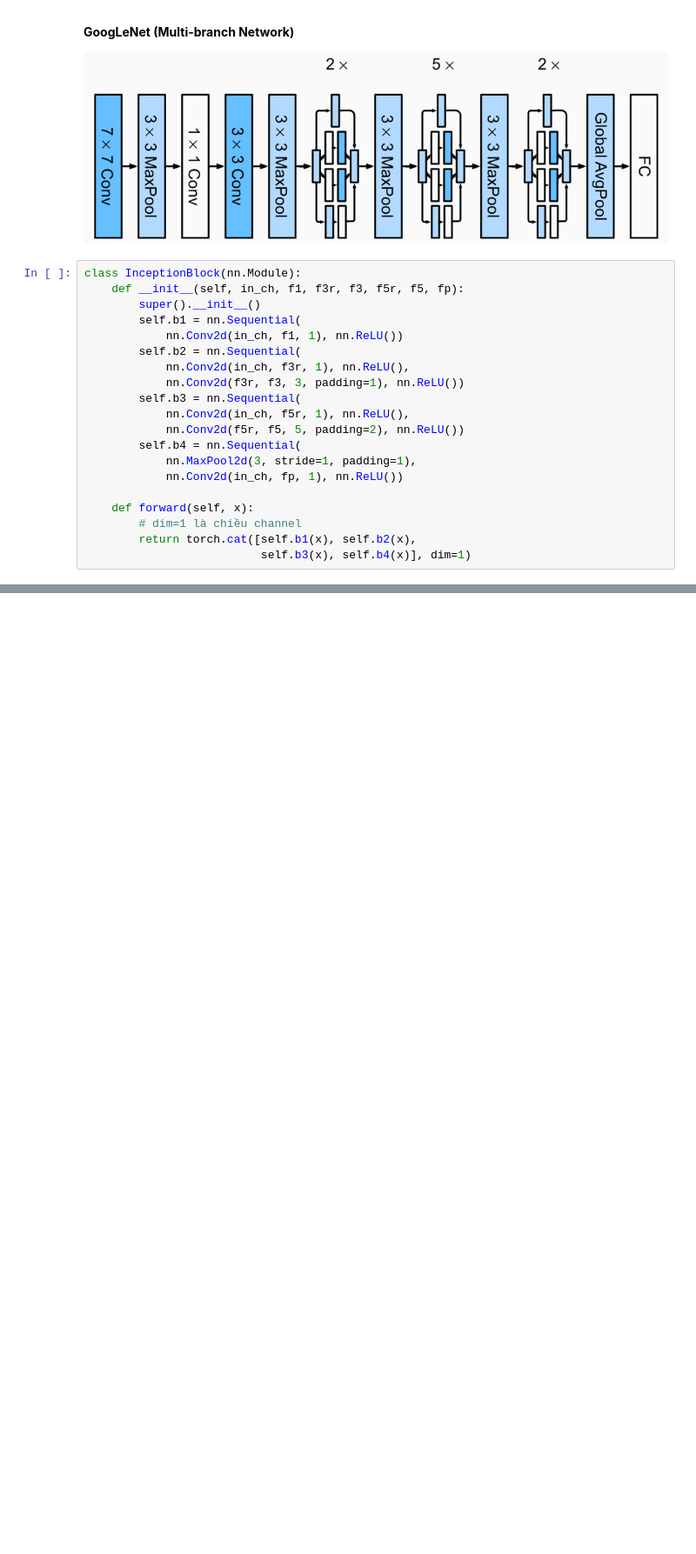
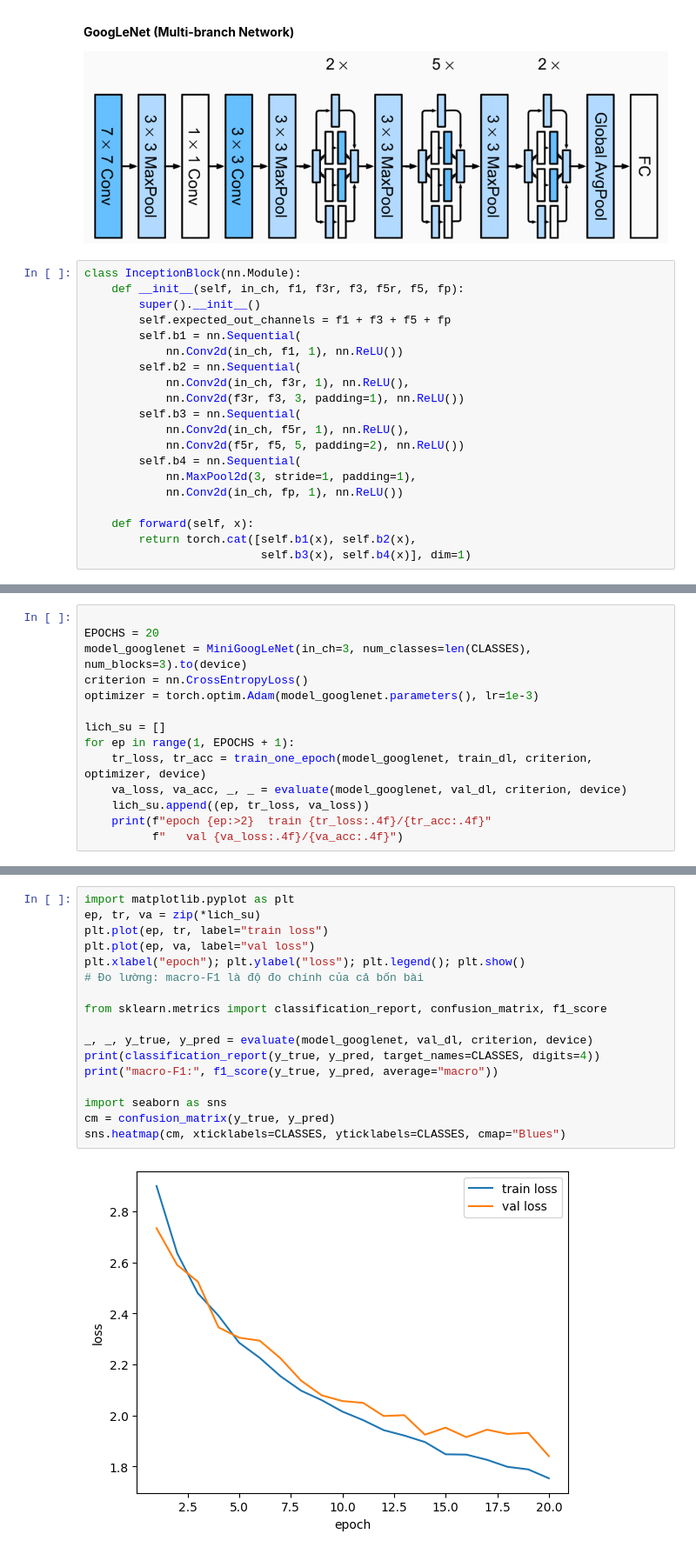
Before and after one commit to thefakeshadow/THUC-HANH-BUOI-2-DS201, a Jupyter notebook: submission.ipynb, the cells around one changed output, grey strips where cells are left out. Shown at 87% size. Cells and saved outputs as stored; diff of their text form; blank space fills up the shorter version.

```diff
--- a/submission.ipynb
+++ b/submission.ipynb
@@ -489,6 +493,7 @@ macro-F1: 0.3115456311280996
 class InceptionBlock(nn.Module):
     def __init__(self, in_ch, f1, f3r, f3, f5r, f5, fp):
         super().__init__()
+        self.expected_out_channels = f1 + f3 + f5 + fp
         self.b1 = nn.Sequential(
             nn.Conv2d(in_ch, f1, 1), nn.ReLU())
         self.b2 = nn.Sequential(
@@ -502,6 +507,5 @@ class InceptionBlock(nn.Module):
             nn.Conv2d(in_ch, fp, 1), nn.ReLU())
 
     def forward(self, x):
-        # dim=1 là chiều channel
         return torch.cat([self.b1(x), self.b2(x),
                           self.b3(x), self.b4(x)], dim=1)
@@ -548,0 +649,14 @@ class GoogLeNet(nn.Module):
+# %%
+
+EPOCHS = 20
+model_googlenet = MiniGoogLeNet(in_ch=3, num_classes=len(CLASSES), num_blocks=3).to(device)
+criterion = nn.CrossEntropyLoss()
+optimizer = torch.optim.Adam(model_googlenet.parameters(), lr=1e-3)
+
+lich_su = []
+for ep in range(1, EPOCHS + 1):
+    tr_loss, tr_acc = train_one_epoch(model_googlenet, train_dl, criterion, optimizer, device)
+    va_loss, va_acc, _, _ = evaluate(model_googlenet, val_dl, criterion, device)
+    lich_su.append((ep, tr_loss, va_loss))
+    print(f"epoch {ep:>2}  train {tr_loss:.4f}/{tr_acc:.4f}"
+          f"   val {va_loss:.4f}/{va_acc:.4f}")
@@ -548,0 +684,19 @@ class GoogLeNet(nn.Module):
+# %%
+import matplotlib.pyplot as plt
+ep, tr, va = zip(*lich_su)
+plt.plot(ep, tr, label="train loss")
+plt.plot(ep, va, label="val loss")
+plt.xlabel("epoch"); plt.ylabel("loss"); plt.legend(); plt.show()
+# Đo lường: macro-F1 là độ đo chính của cả bốn bài
+
+from sklearn.metrics import classification_report, confusion_matrix, f1_score
+
+_, _, y_true, y_pred = evaluate(model_googlenet, val_dl, criterion, device)
+print(classification_report(y_true, y_pred, target_names=CLASSES, digits=4))
+print("macro-F1:", f1_score(y_true, y_pred, average="macro"))
+
+import seaborn as sns
+cm = confusion_matrix(y_true, y_pred)
+sns.heatmap(cm, xticklabels=CLASSES, yticklabels=CLASSES, cmap="Blues")
+# %% [output]
+[figure, added]
```
Also changed, not shown: parts of 11 cells of this notebook.
